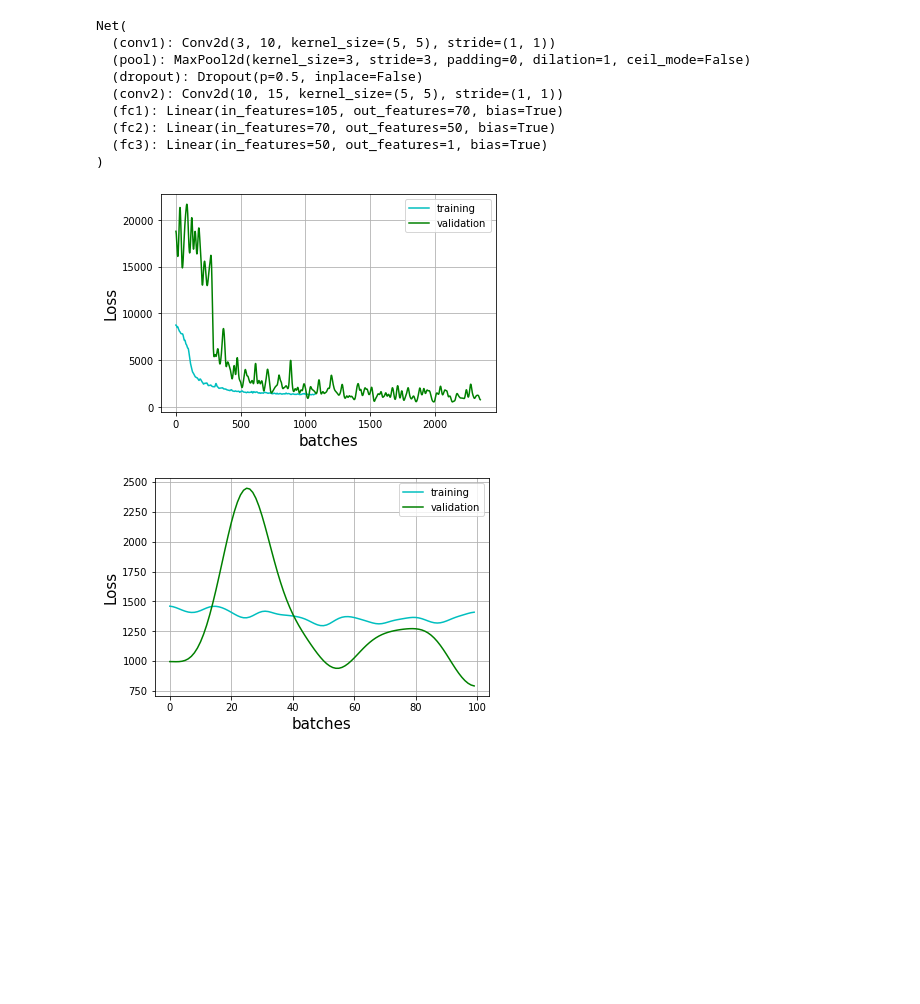
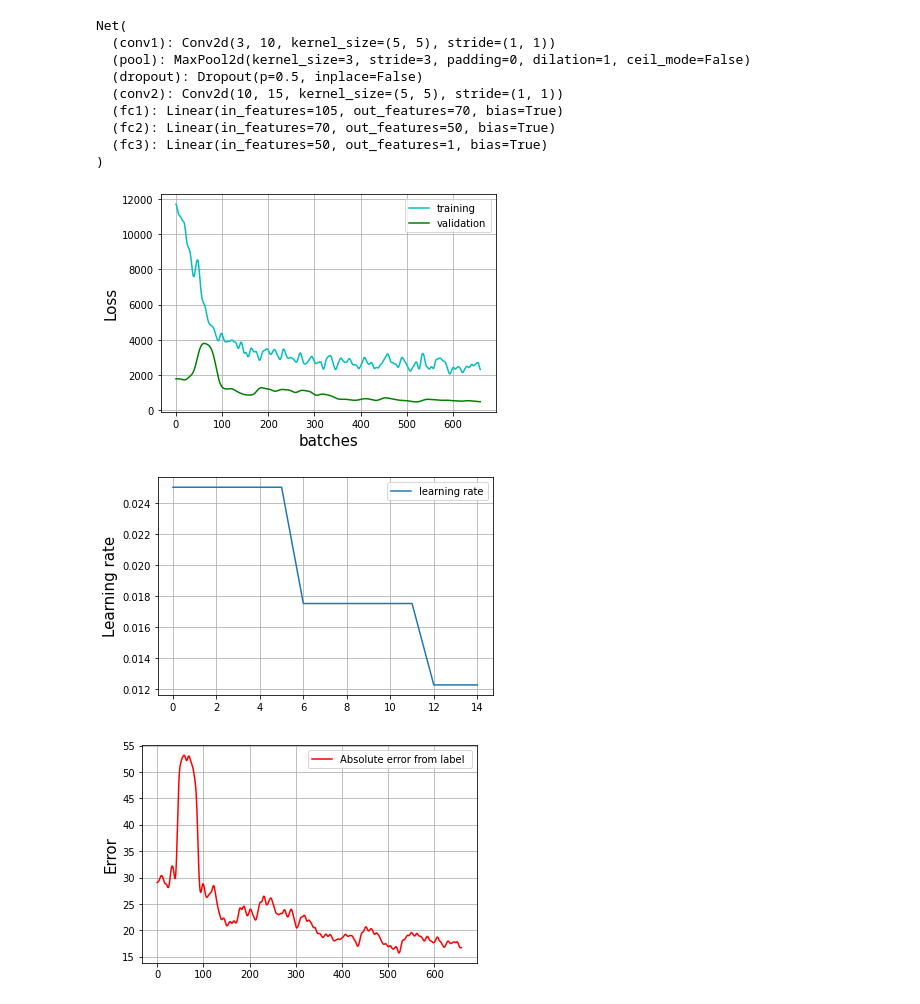
Before and after one commit to Mayukhdeb/mind_the_bend, a Jupyter notebook: train_drunk_driver.ipynb, the cells around one changed output. Cells and saved outputs as stored; diff of their text form; code cells hidden in the pictures; blank space fills up the shorter version.

Commit message:
more training metrics

```diff
--- a/train_drunk_driver.ipynb
+++ b/train_drunk_driver.ipynb
@@ -184,14 +195,17 @@ test_loader = DataLoader(test_set, batch_size =test_batch_size)
 ## Viewing some samples from training data
 # %%
 sample = next(iter(train_loader))
+
 image_batch, labels = sample
+
 for i in range (5):
 
-
-    print(image_batch[i].size())
     image_np = image_batch[i].squeeze(0).squeeze(0).numpy()
     image_mvaxis = moveaxis(image_np, 0,2)
     plt.imshow(image_mvaxis)
-    plt.xlabel(str(labels[i]))
+
+
+    x =  " Label = " + str(labels[i].item())
+    plt.xlabel(x, fontsize= 15)
     plt.show()
 # %% [output]
@@ -236,3 +245,11 @@ def show_lr(learning_rates):
     plt.grid(True)
     plt.legend()
     plt.show()
+
+def show_deltas(deltas):
+    deltas = gaussian_filter1d(deltas, sigma=3)
+    plt.plot(deltas, "r", label = "Absolute error from label ")
+    plt.ylabel("Error", fontsize = 15)
+    plt.grid(True)
+    plt.legend()
+    plt.show()
@@ -257,13 +268,15 @@ def train_model(epochs, cellnet, optimizer, train_loader, val_loader):
     start = time.process_time()
     losses = []
     val_losses = []
+    learning_rates = []
 
-    learning_rates = []
+    average_deltas = []
 
     for m in range (epochs):
         clear_output(wait = True)
         vis_loss_multi_colors(losses, val_losses)
         show_lr(learning_rates)
+        show_deltas(average_deltas)
         print ("epoch ", m+1, " out of ", epochs )
 
         with torch.no_grad():
@@ -273,6 +286,8 @@ def train_model(epochs, cellnet, optimizer, train_loader, val_loader):
                 yhat =cellnet(x_val)  # pred
                 val_loss = F.mse_loss(yhat, y_val)
                 val_losses.append(val_loss.item())  ## metrics
+
+                average_deltas.append(torch.mean(torch.abs(yhat-y_val)).item())
         cellnet.train()
 
         for batch in tqdm(train_loader, desc = " Training batches : "):
@@ -284,11 +299,12 @@ def train_model(epochs, cellnet, optimizer, train_loader, val_loader):
         scheduler.step(1.)   ## lr decay caller
         learning_rates.append(get_lr(optimizer))
 
+
     clear_output(wait = True)
 
     vis_loss_multi_colors(losses, val_losses)
-    vis_loss_multi_colors(losses[-100:], val_losses[-100:])
-
+    show_lr(learning_rates)
+    show_deltas(average_deltas)
     print ("Time elapsed = ", time.process_time() - start, " seconds" )
     return losses, val_losses
 # %%
@@ -319,9 +335,9 @@ class Net(nn.Module):
 drunk_driver = Net()
 print(drunk_driver)
 
-optimizer = optim.Adam(drunk_driver.parameters(), lr = 0.02)
+optimizer = optim.Adam(drunk_driver.parameters(), lr = 0.025)
 
-scheduler = ReduceLROnPlateau(optimizer, mode='min', factor=0.6, patience=7, verbose=False, threshold=0.0001, threshold_mode='rel', cooldown=0, min_lr=0, eps=1e-08)
+scheduler = ReduceLROnPlateau(optimizer, mode='min', factor=0.7, patience=5, verbose=False, threshold=0.0001, threshold_mode='rel', cooldown=0, min_lr=0, eps=1e-08)
 # %% [output]
 Net(
   (conv1): Conv2d(3, 10, kernel_size=(5, 5), stride=(1, 1))
@@ -333,7 +349,8 @@ Net(
   (fc3): Linear(in_features=50, out_features=1, bias=True)
 )
 # %%
-loss_1, val_loss_1 = train_model(25, drunk_driver, optimizer,   train_loader, test_loader)
+loss_1, val_loss_1 = train_model(15, drunk_driver, optimizer, train_loader, test_loader)
 # %% [output]
-[figure, old version]
+[figure, new version]
-[figure, old version]
+[figure, new version]
+[figure, added]
```
Also changed, not shown: parts of 17 cells of this notebook.
